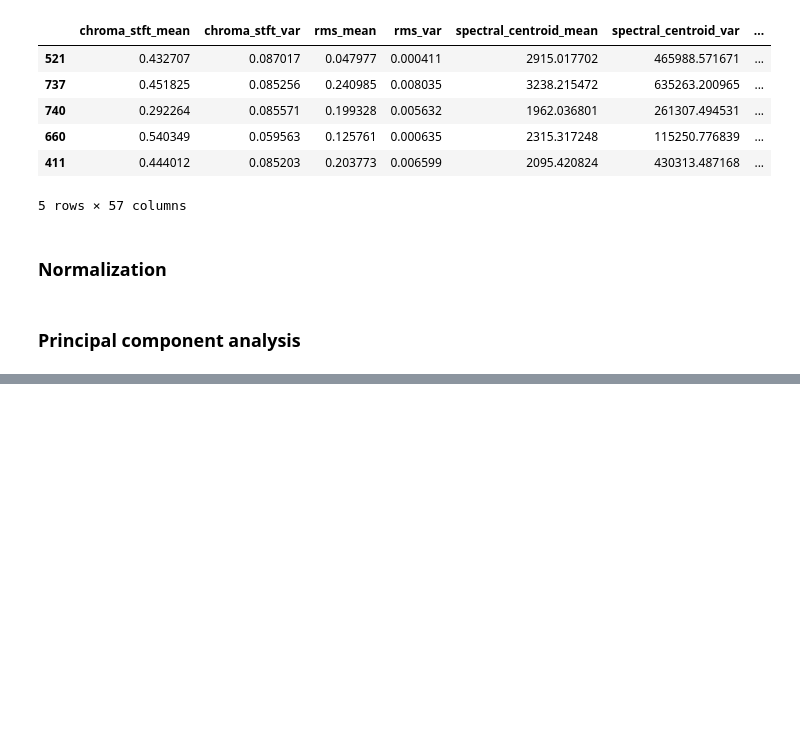
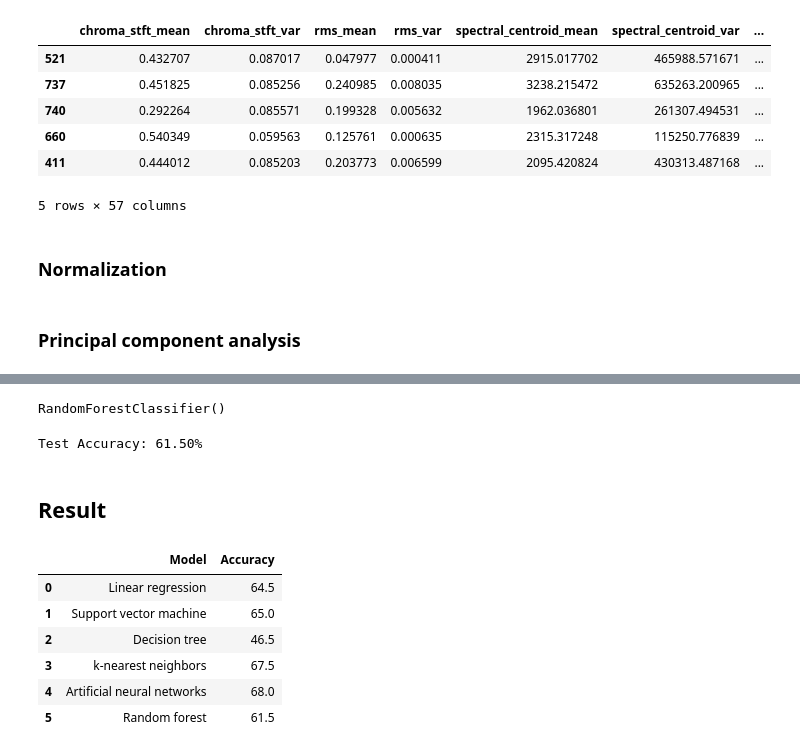
Before and after one commit to vivekvjyn/genre-classification, a Jupyter notebook: notebooks/audio features.ipynb, the cells around one changed output, grey strips where cells are left out. Saved outputs shown, nothing was run; the diff lists cells and outputs as text; code cells hidden in the pictures; blank space fills up the shorter version.

```diff
--- a/notebooks/audio features.ipynb
+++ b/notebooks/audio features.ipynb
@@ -150,0 +166,3 @@ loss, accuracy = model.evaluate(X_test, y_test)
+# %%
+accuracy['Artificial neural networks'] = accuracy_score(y_test, y_pred) * 100
+print(f"Test Accuracy: {accuracy['Artificial neural networks']:.2f}%")
@@ -150,0 +175,5 @@ loss, accuracy = model.evaluate(X_test, y_test)
+# %%
+rf_clf = RandomForestClassifier(n_estimators=100)
+rf_clf.fit(X_train, y_train)
+# %% [output]
+RandomForestClassifier()
@@ -150,0 +182,18 @@ loss, accuracy = model.evaluate(X_test, y_test)
+# %%
+accuracy['Random forest'] = accuracy_score(y_test, y_pred) * 100
+print(f"Test Accuracy: {accuracy['Random forest']:.2f}%")
+# %% [output]
+Test Accuracy: 61.50%
+# %% [markdown]
+## Result
+# %%
+df_accuracy = pd.DataFrame(list(accuracy.items()), columns=['Model', 'Accuracy'])
+df_accuracy
+# %% [output]
+|  | Model | Accuracy |
+| 0 | Linear regression | 64.5 |
+| 1 | Support vector machine | 65.0 |
+| 2 | Decision tree | 46.5 |
+| 3 | k-nearest neighbors | 67.5 |
+| 4 | Artificial neural networks | 68.0 |
+| 5 | Random forest | 61.5 |
```
Also changed, not shown: parts of 41 cells of this notebook.
